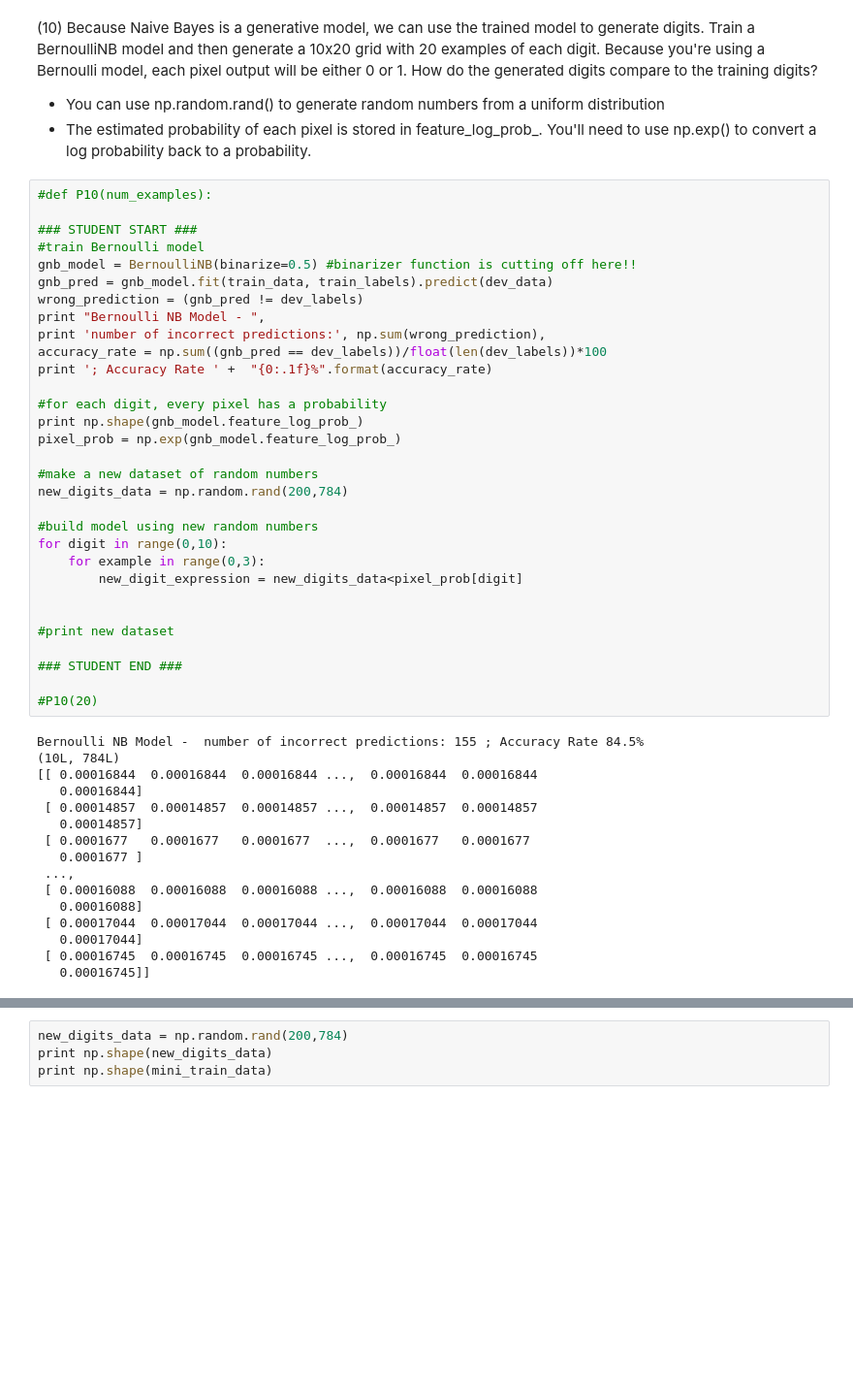
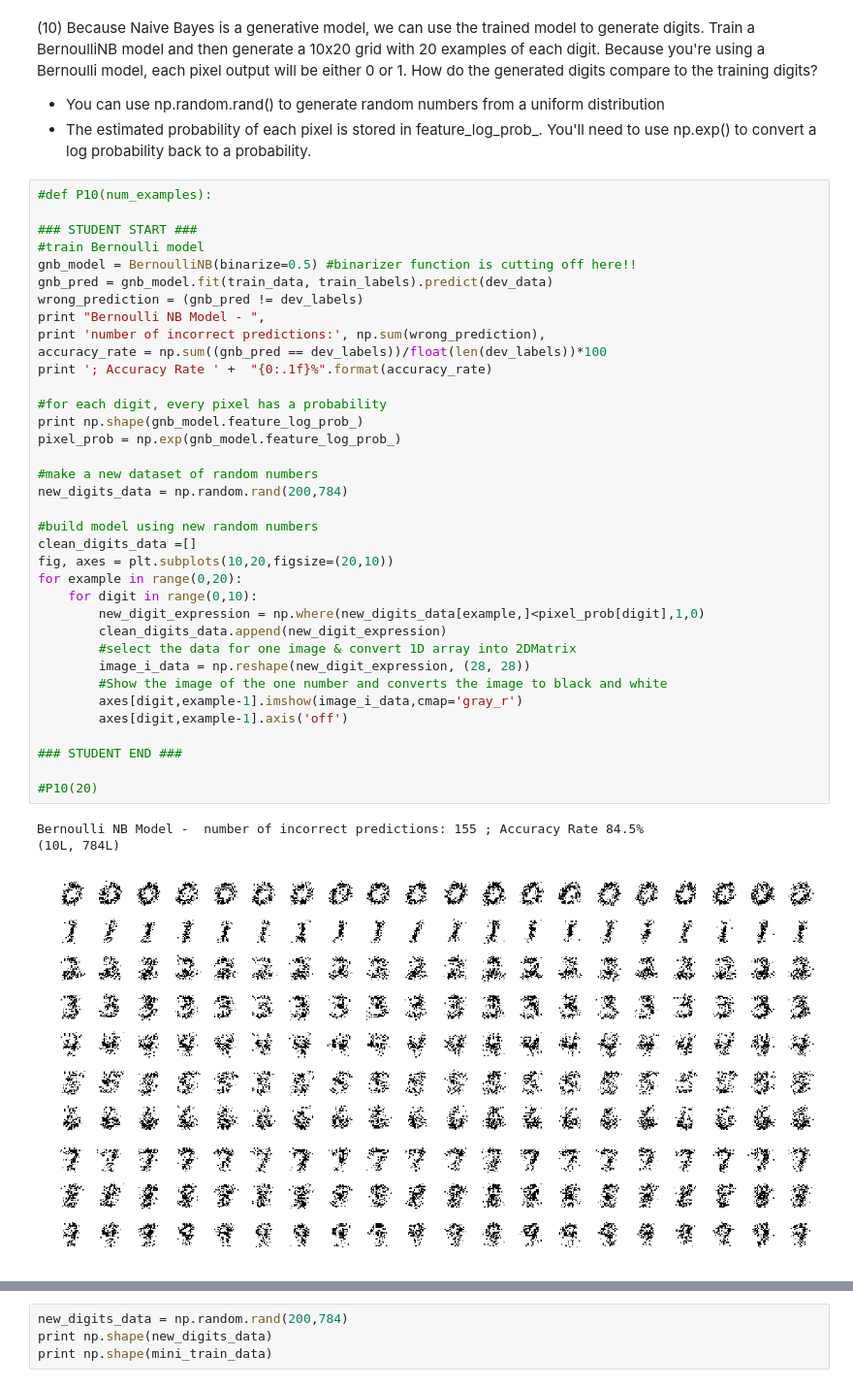
Before and after one commit to jphilippou27/MachineLearning, a Jupyter notebook: Jennifer_Philippou_p1.ipynb, the cells around one changed output, grey strips where cells are left out. Shown at 97% size. Drawn from its saved outputs; the diff is of its cells as text; blank space fills up the shorter version.

```diff
--- a/Jennifer_Philippou_p1.ipynb
+++ b/Jennifer_Philippou_p1.ipynb
@@ -831,47 +831,40 @@ ANSWER:
 # %%
 #def P10(num_examples):
 
 ### STUDENT START ###
 #train Bernoulli model
 gnb_model = BernoulliNB(binarize=0.5) #binarizer function is cutting off here!!
 gnb_pred = gnb_model.fit(train_data, train_labels).predict(dev_data)
 wrong_prediction = (gnb_pred != dev_labels)
 print "Bernoulli NB Model - ",
 print 'number of incorrect predictions:', np.sum(wrong_prediction),
 accuracy_rate = np.sum((gnb_pred == dev_labels))/float(len(dev_labels))*100
 print '; Accuracy Rate ' +  "{0:.1f}%".format(accuracy_rate)
 
 #for each digit, every pixel has a probability
 print np.shape(gnb_model.feature_log_prob_)
 pixel_prob = np.exp(gnb_model.feature_log_prob_)
 
 #make a new dataset of random numbers
 new_digits_data = np.random.rand(200,784)
 
 #build model using new random numbers
-for digit in range(0,10):
-    for example in range(0,3):
-        new_digit_expression = new_digits_data<pixel_prob[digit]
-
-
-#print new dataset
+clean_digits_data =[]
+fig, axes = plt.subplots(10,20,figsize=(20,10))
+for example in range(0,20):
+    for digit in range(0,10):
+        new_digit_expression = np.where(new_digits_data[example,]<pixel_prob[digit],1,0)
+        clean_digits_data.append(new_digit_expression)
+        #select the data for one image & convert 1D array into 2DMatrix
+        image_i_data = np.reshape(new_digit_expression, (28, 28))
+        #Show the image of the one number and converts the image to black and white
+        axes[digit,example-1].imshow(image_i_data,cmap='gray_r')
+        axes[digit,example-1].axis('off')
 
 ### STUDENT END ###
 
 #P10(20)
 # %% [output]
 Bernoulli NB Model -  number of incorrect predictions: 155 ; Accuracy Rate 84.5%
 (10L, 784L)
-[[ 0.00016844  0.00016844  0.00016844 ...,  0.00016844  0.00016844
-   0.00016844]
- [ 0.00014857  0.00014857  0.00014857 ...,  0.00014857  0.00014857
-   0.00014857]
- [ 0.0001677   0.0001677   0.0001677  ...,  0.0001677   0.0001677
-   0.0001677 ]
- ...,
- [ 0.00016088  0.00016088  0.00016088 ...,  0.00016088  0.00016088
-   0.00016088]
- [ 0.00017044  0.00017044  0.00017044 ...,  0.00017044  0.00017044
-   0.00017044]
- [ 0.00016745  0.00016745  0.00016745 ...,  0.00016745  0.00016745
-   0.00016745]]
+[figure, added]
```
Also changed, not shown: parts of 3 cells of this notebook.
